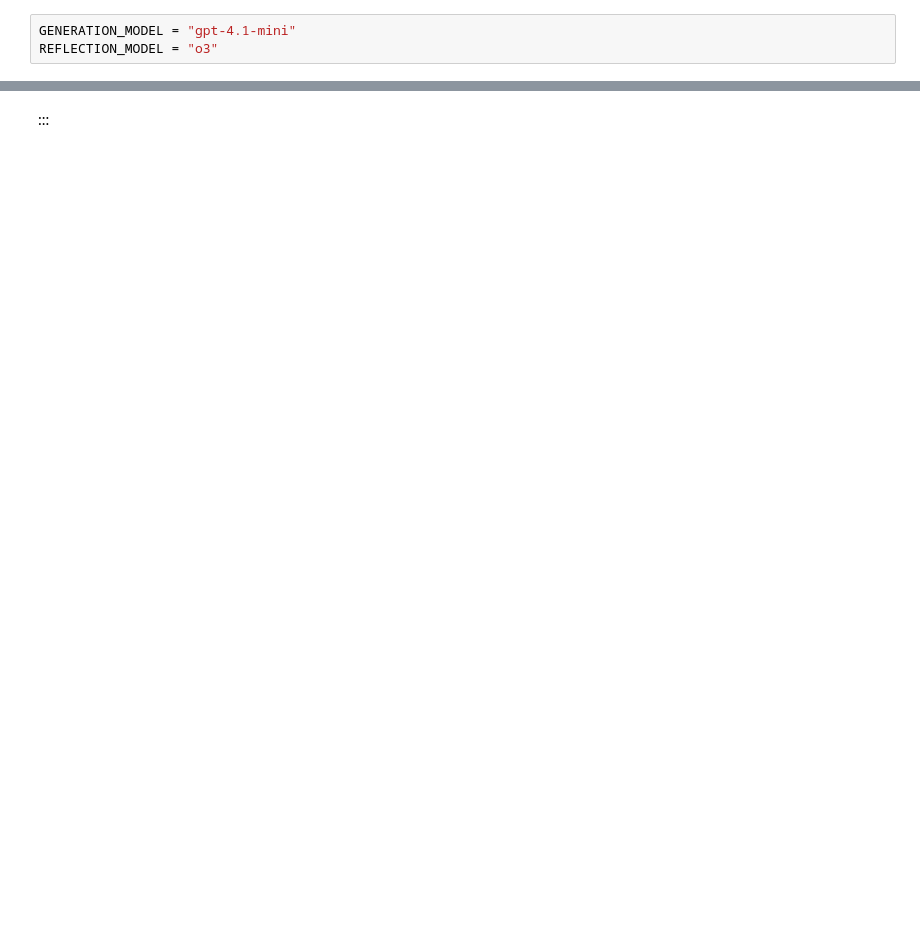
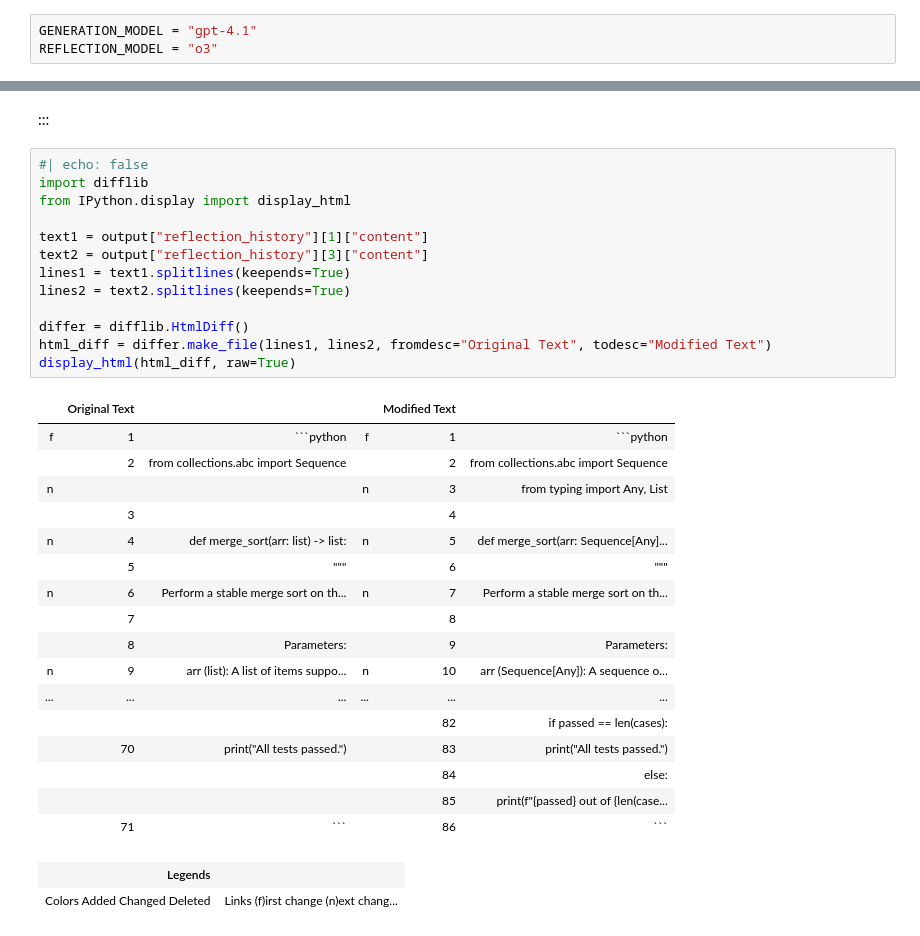
Before and after one commit to particle1331/ai-notebooks, a Jupyter notebook: topics/agents/02.ipynb, the cells around one changed output, grey strips where cells are left out. Cells and saved outputs as stored; diff of their text form; blank space fills up the shorter version.

````diff
--- a/topics/agents/02.ipynb
+++ b/topics/agents/02.ipynb
@@ -124,3 +126,3 @@ Next, we choose the LLM models:
 # %%
-GENERATION_MODEL = "gpt-4.1-mini"
+GENERATION_MODEL = "gpt-4.1"
 REFLECTION_MODEL = "o3"
@@ -503,2 +507,35 @@ def merge_sort(arr):
 # %% [markdown]
 :::
+# %%
+#| echo: false
+import difflib
+from IPython.display import display_html
+
+text1 = output["reflection_history"][1]["content"]
+text2 = output["reflection_history"][3]["content"]
+lines1 = text1.splitlines(keepends=True)
+lines2 = text2.splitlines(keepends=True)
+
+differ = difflib.HtmlDiff()
+html_diff = differ.make_file(lines1, lines2, fromdesc="Original Text", todesc="Modified Text")
+display_html(html_diff, raw=True)
+# %% [output]
+|  | Original Text |  |  | Modified Text |  |
+| f | 1 | ```python | f | 1 | ```python |
+|  | 2 | from collections.abc import Sequence |  | 2 | from collections.abc import Sequence |
+| n |  |  | n | 3 | from typing import Any, List |
+|  | 3 |  |  | 4 |  |
+| n | 4 | def merge_sort(arr: list) -> list: | n | 5 | def merge_sort(arr: Sequence[Any]... |
+|  | 5 | """ |  | 6 | """ |
+| n | 6 | Perform a stable merge sort on th... | n | 7 | Perform a stable merge sort on th... |
+|  | 7 |  |  | 8 |  |
+|  | 8 | Parameters: |  | 9 | Parameters: |
+| n | 9 | arr (list): A list of items suppo... | n | 10 | arr (Sequence[Any]): A sequence o... |
+| ... | ... | ... | ... | ... | ... |
+|  |  |  |  | 82 | if passed == len(cases): |
+|  | 70 | print("All tests passed.") |  | 83 | print("All tests passed.") |
+|  |  |  |  | 84 | else: |
+|  |  |  |  | 85 | print(f"{passed} out of {len(case... |
+|  | 71 | ``` |  | 86 | ``` |
+| Legends |  |
+| Colors Added Changed Deleted | Links (f)irst change (n)ext chang... |
````
Also changed, not shown: parts of 15 cells of this notebook.
